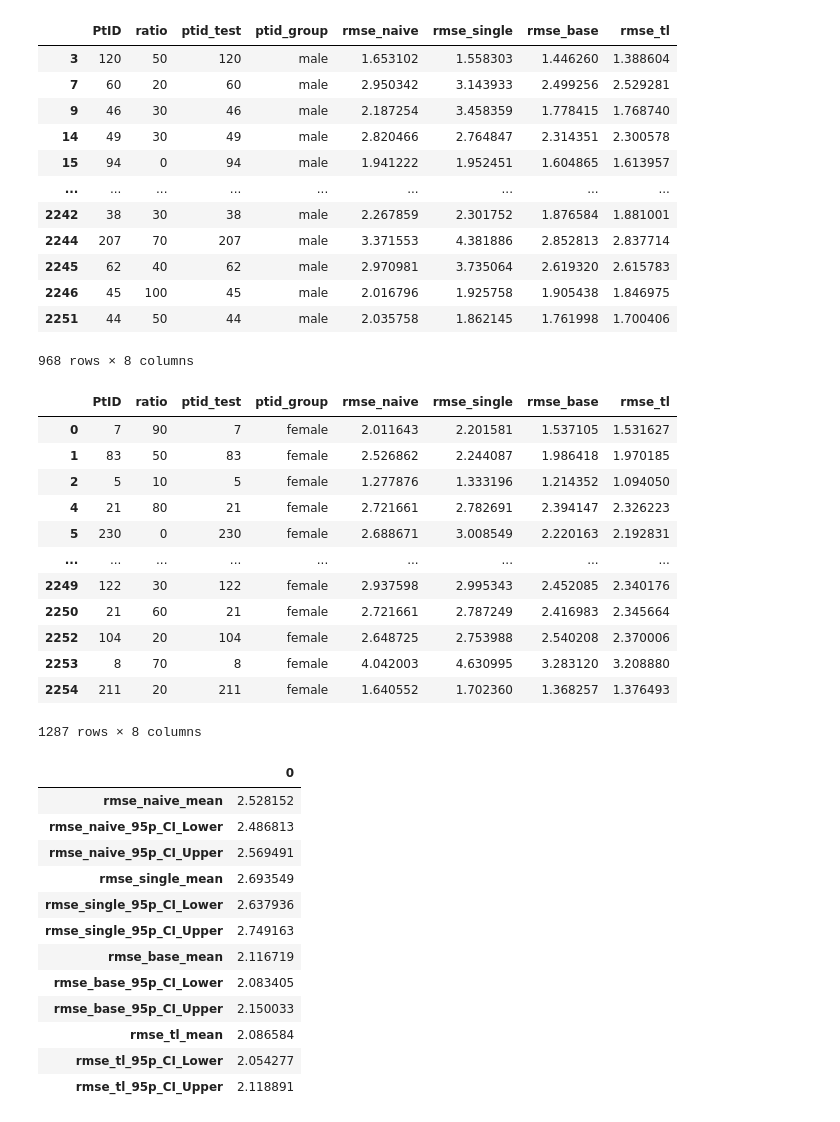
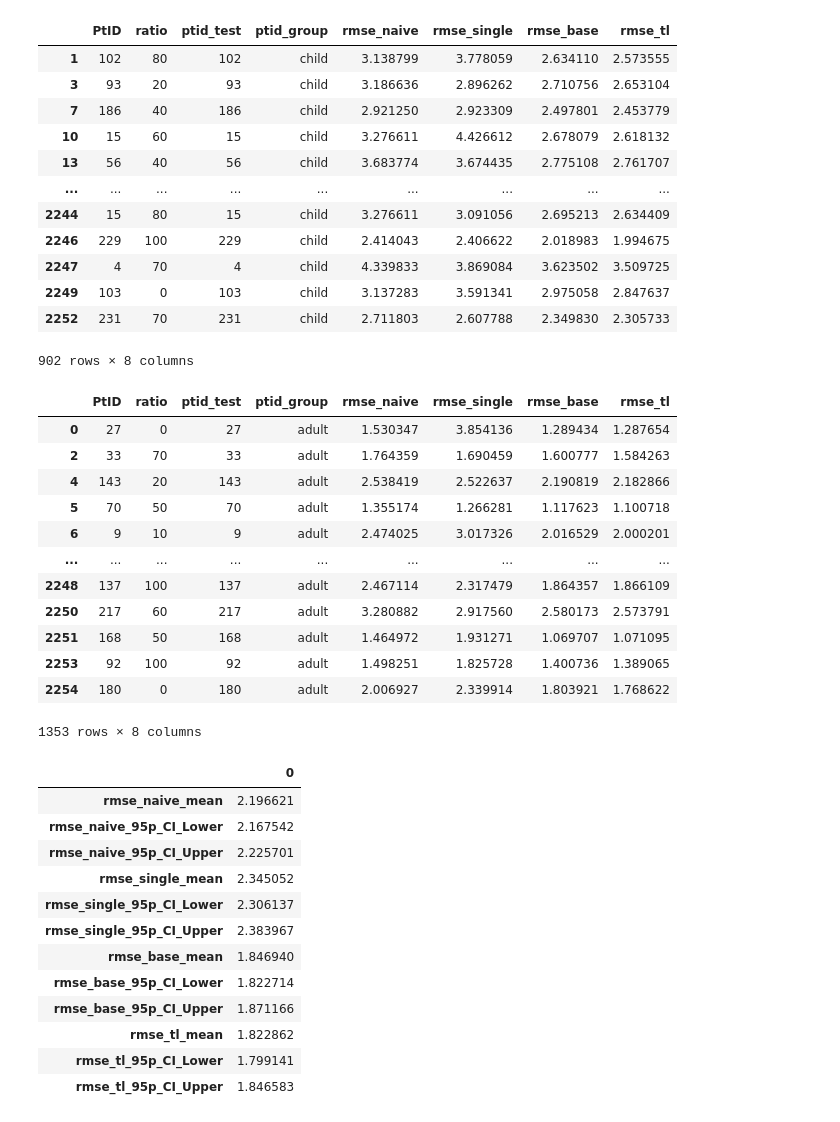
Before and after one commit to hulmanlab/jchr_racial_diff, a Jupyter notebook: scripts/3_2_plot_results.ipynb, the cells around one changed output. Saved outputs shown, nothing was run; the diff lists cells and outputs as text; code cells hidden in the pictures.

```diff
--- a/scripts/3_2_plot_results.ipynb
+++ b/scripts/3_2_plot_results.ipynb
@@ -1,60 +1,60 @@
 # %%
 import pandas as pd
 
 # column = 'race'
 # group1 = 'white'
 # group2 = 'black'
 
-column = 'gender'
-group1 = 'male'
-group2 = 'female'
+# column = 'gender'
+# group1 = 'male'
+# group2 = 'female'
 
-# column = 'age'
-# group1 = 'child'
-# group2 = 'adult'
+column = 'age'
+group1 = 'child'
+group2 = 'adult'
 
 # column = 'edulevel'
 # group1 = 'low'
 # group2 = 'high'
 
 file_path = f'../results/processed_data/3_1_calculated_ressults/3_1_calculated_results_v6_{column}.csv'
 
 df = pd.read_csv(file_path)
 df.drop('Unnamed: 0', axis=1, inplace=True)
 df_gr1 = df[df['ptid_group'] == group1]
 df_gr2 = df[df['ptid_group'] == group2]
 df
 df_gr1
 # %% [output]
 |  | PtID | ratio | ptid_test | ptid_group | rmse_naive | rmse_single | rmse_base | rmse_tl |
-| 3 | 120 | 50 | 120 | male | 1.653102 | 1.558303 | 1.446260 | 1.388604 |
-| 7 | 60 | 20 | 60 | male | 2.950342 | 3.143933 | 2.499256 | 2.529281 |
-| 9 | 46 | 30 | 46 | male | 2.187254 | 3.458359 | 1.778415 | 1.768740 |
-| 14 | 49 | 30 | 49 | male | 2.820466 | 2.764847 | 2.314351 | 2.300578 |
-| 15 | 94 | 0 | 94 | male | 1.941222 | 1.952451 | 1.604865 | 1.613957 |
+| 1 | 102 | 80 | 102 | child | 3.138799 | 3.778059 | 2.634110 | 2.573555 |
+| 3 | 93 | 20 | 93 | child | 3.186636 | 2.896262 | 2.710756 | 2.653104 |
+| 7 | 186 | 40 | 186 | child | 2.921250 | 2.923309 | 2.497801 | 2.453779 |
+| 10 | 15 | 60 | 15 | child | 3.276611 | 4.426612 | 2.678079 | 2.618132 |
+| 13 | 56 | 40 | 56 | child | 3.683774 | 3.674435 | 2.775108 | 2.761707 |
 | ... | ... | ... | ... | ... | ... | ... | ... | ... |
-| 2242 | 38 | 30 | 38 | male | 2.267859 | 2.301752 | 1.876584 | 1.881001 |
-| 2244 | 207 | 70 | 207 | male | 3.371553 | 4.381886 | 2.852813 | 2.837714 |
-| 2245 | 62 | 40 | 62 | male | 2.970981 | 3.735064 | 2.619320 | 2.615783 |
-| 2246 | 45 | 100 | 45 | male | 2.016796 | 1.925758 | 1.905438 | 1.846975 |
-| 2251 | 44 | 50 | 44 | male | 2.035758 | 1.862145 | 1.761998 | 1.700406 |
+| 2244 | 15 | 80 | 15 | child | 3.276611 | 3.091056 | 2.695213 | 2.634409 |
+| 2246 | 229 | 100 | 229 | child | 2.414043 | 2.406622 | 2.018983 | 1.994675 |
+| 2247 | 4 | 70 | 4 | child | 4.339833 | 3.869084 | 3.623502 | 3.509725 |
+| 2249 | 103 | 0 | 103 | child | 3.137283 | 3.591341 | 2.975058 | 2.847637 |
+| 2252 | 231 | 70 | 231 | child | 2.711803 | 2.607788 | 2.349830 | 2.305733 |
-968 rows × 8 columns
+902 rows × 8 columns
 # %%
 df_gr2
 # %% [output]
 |  | PtID | ratio | ptid_test | ptid_group | rmse_naive | rmse_single | rmse_base | rmse_tl |
-| 0 | 7 | 90 | 7 | female | 2.011643 | 2.201581 | 1.537105 | 1.531627 |
-| 1 | 83 | 50 | 83 | female | 2.526862 | 2.244087 | 1.986418 | 1.970185 |
-| 2 | 5 | 10 | 5 | female | 1.277876 | 1.333196 | 1.214352 | 1.094050 |
-| 4 | 21 | 80 | 21 | female | 2.721661 | 2.782691 | 2.394147 | 2.326223 |
-| 5 | 230 | 0 | 230 | female | 2.688671 | 3.008549 | 2.220163 | 2.192831 |
+| 0 | 27 | 0 | 27 | adult | 1.530347 | 3.854136 | 1.289434 | 1.287654 |
+| 2 | 33 | 70 | 33 | adult | 1.764359 | 1.690459 | 1.600777 | 1.584263 |
+| 4 | 143 | 20 | 143 | adult | 2.538419 | 2.522637 | 2.190819 | 2.182866 |
+| 5 | 70 | 50 | 70 | adult | 1.355174 | 1.266281 | 1.117623 | 1.100718 |
+| 6 | 9 | 10 | 9 | adult | 2.474025 | 3.017326 | 2.016529 | 2.000201 |
 | ... | ... | ... | ... | ... | ... | ... | ... | ... |
-| 2249 | 122 | 30 | 122 | female | 2.937598 | 2.995343 | 2.452085 | 2.340176 |
-| 2250 | 21 | 60 | 21 | female | 2.721661 | 2.787249 | 2.416983 | 2.345664 |
-| 2252 | 104 | 20 | 104 | female | 2.648725 | 2.753988 | 2.540208 | 2.370006 |
-| 2253 | 8 | 70 | 8 | female | 4.042003 | 4.630995 | 3.283120 | 3.208880 |
-| 2254 | 211 | 20 | 211 | female | 1.640552 | 1.702360 | 1.368257 | 1.376493 |
+| 2248 | 137 | 100 | 137 | adult | 2.467114 | 2.317479 | 1.864357 | 1.866109 |
+| 2250 | 217 | 60 | 217 | adult | 3.280882 | 2.917560 | 2.580173 | 2.573791 |
+| 2251 | 168 | 50 | 168 | adult | 1.464972 | 1.931271 | 1.069707 | 1.071095 |
+| 2253 | 92 | 100 | 92 | adult | 1.498251 | 1.825728 | 1.400736 | 1.389065 |
+| 2254 | 180 | 0 | 180 | adult | 2.006927 | 2.339914 | 1.803921 | 1.768622 |
-1287 rows × 8 columns
+1353 rows × 8 columns
 # %%
 def calculate_mean_and_95CI(df):
 
@@ -99,18 +99,18 @@ df_results = calculate_mean_and_95CI(df)
 df_results2.T
 # %% [output]
 |  | 0 |
-| rmse_naive_mean | 2.528152 |
-| rmse_naive_95p_CI_Lower | 2.486813 |
-| rmse_naive_95p_CI_Upper | 2.569491 |
-| rmse_single_mean | 2.693549 |
-| rmse_single_95p_CI_Lower | 2.637936 |
-| rmse_single_95p_CI_Upper | 2.749163 |
-| rmse_base_mean | 2.116719 |
-| rmse_base_95p_CI_Lower | 2.083405 |
-| rmse_base_95p_CI_Upper | 2.150033 |
-| rmse_tl_mean | 2.086584 |
-| rmse_tl_95p_CI_Lower | 2.054277 |
-| rmse_tl_95p_CI_Upper | 2.118891 |
+| rmse_naive_mean | 2.196621 |
+| rmse_naive_95p_CI_Lower | 2.167542 |
+| rmse_naive_95p_CI_Upper | 2.225701 |
+| rmse_single_mean | 2.345052 |
+| rmse_single_95p_CI_Lower | 2.306137 |
+| rmse_single_95p_CI_Upper | 2.383967 |
+| rmse_base_mean | 1.846940 |
+| rmse_base_95p_CI_Lower | 1.822714 |
+| rmse_base_95p_CI_Upper | 1.871166 |
+| rmse_tl_mean | 1.822862 |
+| rmse_tl_95p_CI_Lower | 1.799141 |
+| rmse_tl_95p_CI_Upper | 1.846583 |
 # %%
 file_path_gender = f'../results/processed_data/3_1_calculated_ressults/3_1_calculated_results_v6_gender.csv'
 file_path_age = f'../results/processed_data/3_1_calculated_ressults/3_1_calculated_results_v6_age.csv'
```
Also changed, not shown: parts of 8 cells of this notebook, 2 other files.
